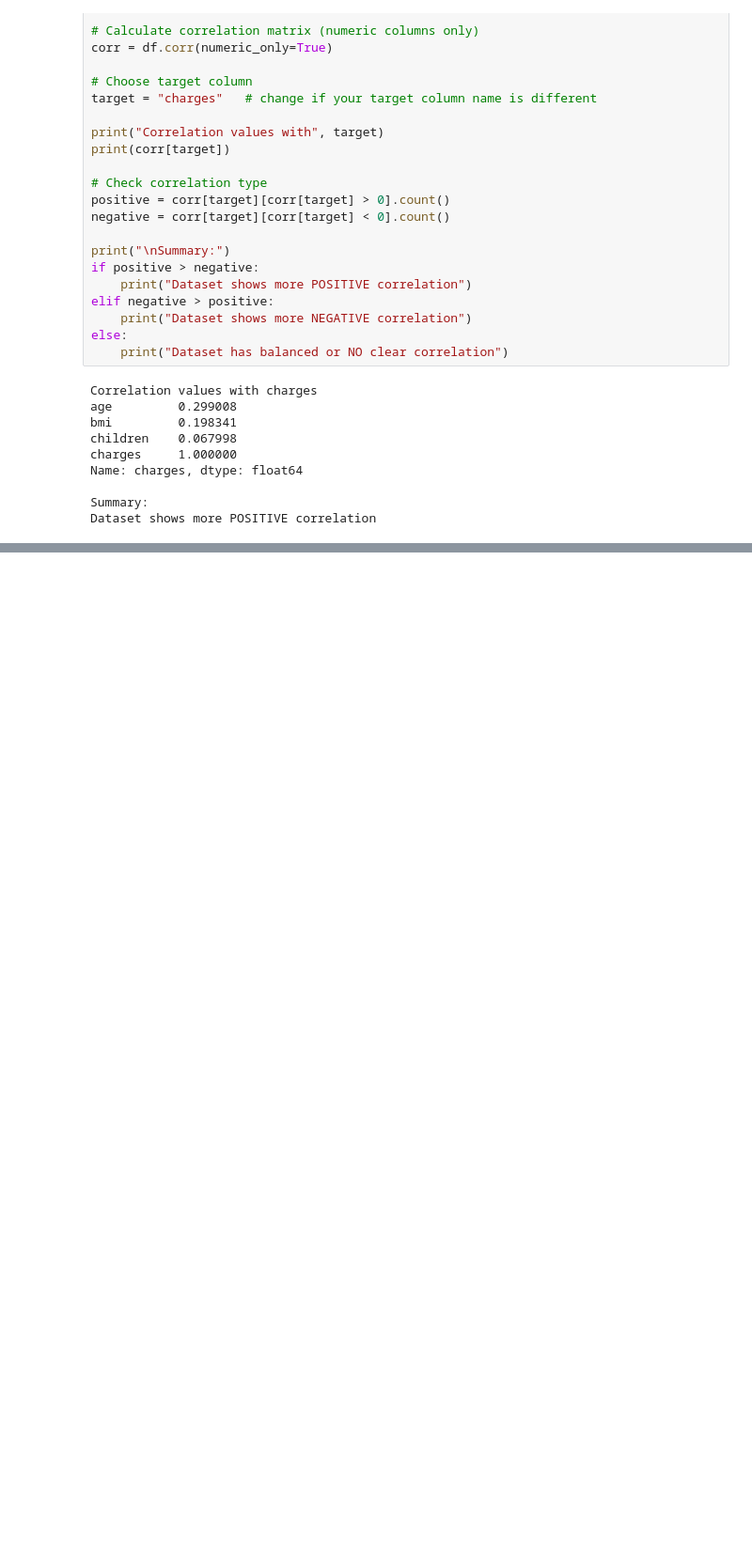
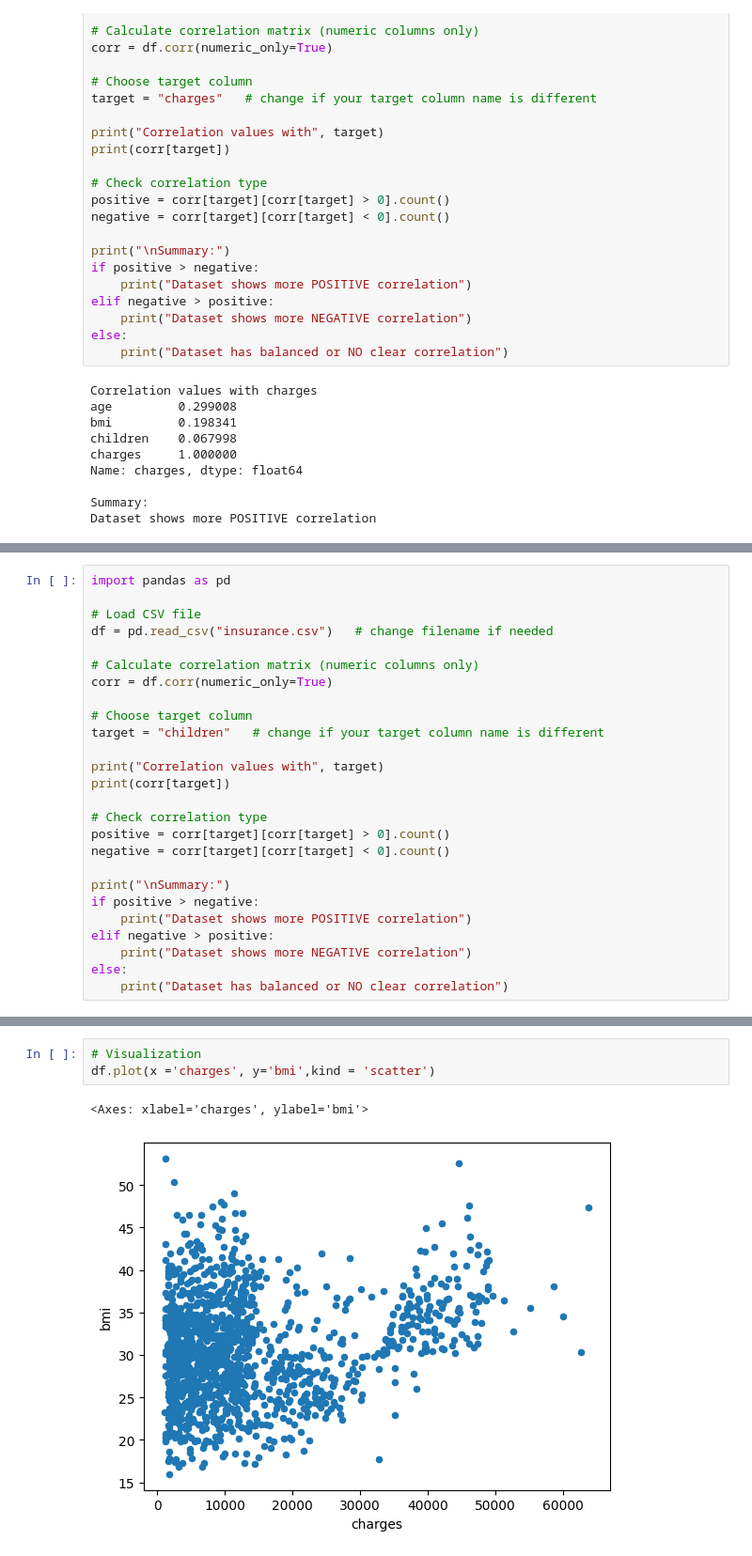
Before and after one commit to naveen03-tech/Machine-Larning, a Jupyter notebook: solutions of lab-01.ipynb, the cells around one changed output, grey strips where cells are left out. Shown at 94% size. Drawn from its saved outputs; the diff is of its cells as text; blank space fills up the shorter version.

```diff
--- a/solutions of lab-01.ipynb
+++ b/solutions of lab-01.ipynb
@@ -134,0 +207,26 @@ Dataset shows more POSITIVE correlation
+# %%
+import pandas as pd
+
+# Load CSV file
+df = pd.read_csv("insurance.csv")   # change filename if needed
+
+# Calculate correlation matrix (numeric columns only)
+corr = df.corr(numeric_only=True)
+
+# Choose target column
+target = "children"   # change if your target column name is different
+
+print("Correlation values with", target)
+print(corr[target])
+
+# Check correlation type
+positive = corr[target][corr[target] > 0].count()
+negative = corr[target][corr[target] < 0].count()
+
+print("\nSummary:")
+if positive > negative:
+    print("Dataset shows more POSITIVE correlation")
+elif negative > positive:
+    print("Dataset shows more NEGATIVE correlation")
+else:
+    print("Dataset has balanced or NO clear correlation")
@@ -134,0 +260,6 @@ Dataset shows more POSITIVE correlation
+# %%
+# Visualization
+df.plot(x ='charges', y='bmi',kind = 'scatter')
+# %% [output]
+<Axes: xlabel='charges', ylabel='bmi'>
+[figure, added]
```
Also changed, not shown: parts of 8 cells of this notebook.
